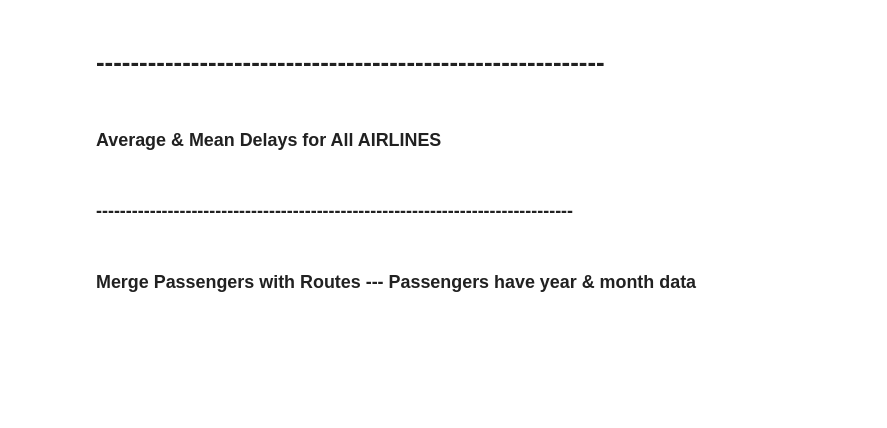
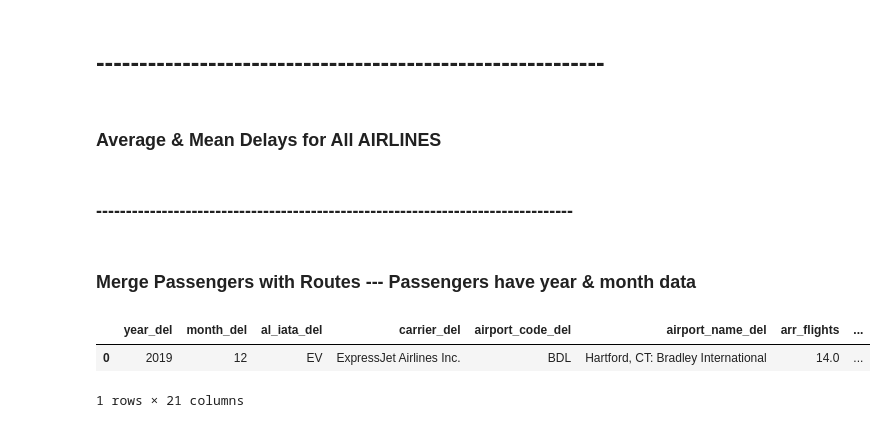
Before and after one commit to scottschriver/NSS_Capstone, a Jupyter notebook: Notebooks/Flight_delays.ipynb, the cells around one changed output. Cells and saved outputs as stored; diff of their text form; code cells hidden in the pictures; blank space fills up the shorter version.

```diff
--- a/Notebooks/Flight_delays.ipynb
+++ b/Notebooks/Flight_delays.ipynb
@@ -800,0 +835,6 @@ pass_routes.shape
+# %%
+delays.head(1)
+# %% [output]
+|  | year_del | month_del | al_iata_del | carrier_del | airport_code_del | airport_name_del | arr_flights | ... |
+| 0 | 2019 | 12 | EV | ExpressJet Airlines Inc. | BDL | Hartford, CT: Bradley International | 14.0 | ... |
+1 rows × 21 columns
```
Also changed, not shown: parts of 93 cells of this notebook.
